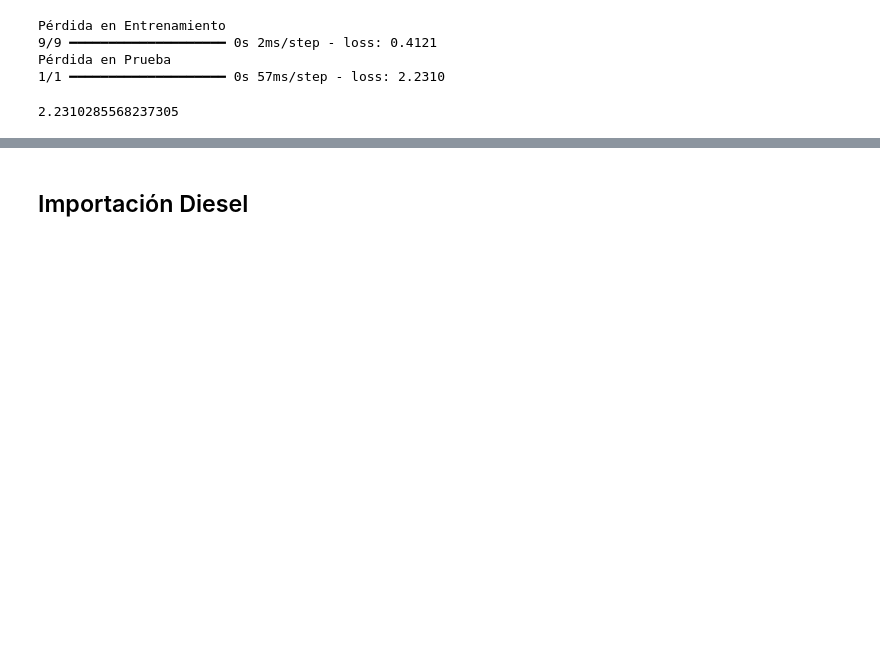
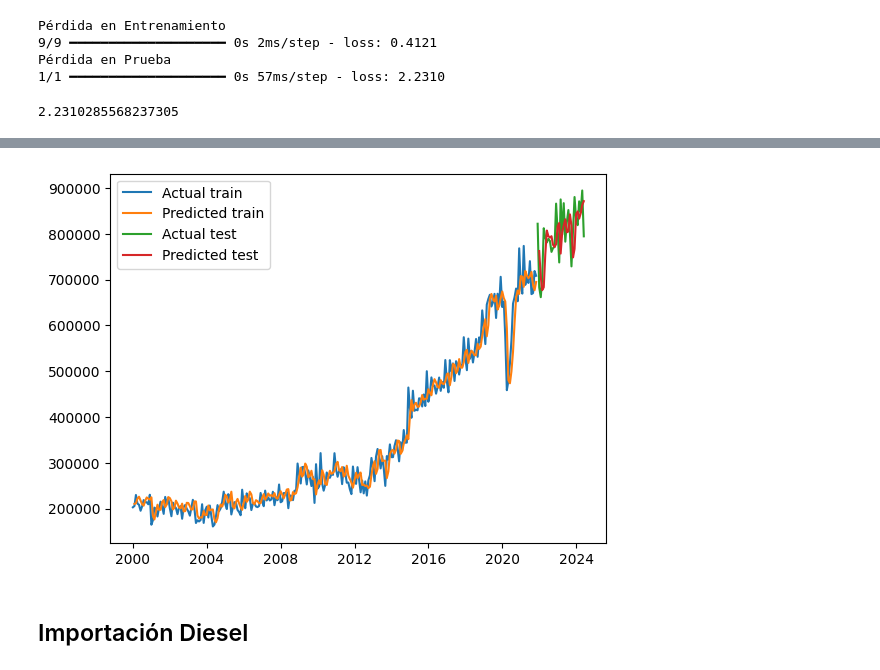
Before and after one commit to PedroMarro11/lab03DS, a Jupyter notebook: lab03.ipynb, the cells around one changed output, grey strips where cells are left out. Cells and saved outputs as stored; diff of their text form; code cells hidden in the pictures; blank space fills up the shorter version.

Commit message:
Update lab03.ipynb
prediction and plot

```diff
--- a/lab03.ipynb
+++ b/lab03.ipynb
@@ -220,5 +222,5 @@ Pérdida en Prueba
 2.2310285568237305
 # %%
 train_preds = modelo1.predict(x_train).flatten()
-resultDF = pd.DataFrame({'Predicted': train_preds, 'Actual': y_train})
+train_preds = scaler.inverse_transform(train_preds.reshape(-1,1)).flatten()
 # %% [output]
@@ -241,0 +228,10 @@ resultDF
+# %%
+resultDF = regular[:num_separacion].copy()
+resultDF["Predicted_diffed"] = np.append([0], train_preds)
+resultDF["Predicted"] = resultDF["Gasolina regular"].shift(1) + resultDF["Predicted_diffed"]
+# %%
+test_preds = modelo1.predict(x_test).flatten()
+test_preds = scaler.inverse_transform(test_preds.reshape(-1,1)).flatten()
+resultDF_test = regular[num_separacion:].copy()
+resultDF_test["Predicted_diffed"] = np.append([0],test_preds)
+resultDF_test["Predicted"] = resultDF_test["Gasolina regular"].shift(1) + resultDF_test["Predicted_diffed"]
@@ -242,3 +261,12 @@ resultDF
+# %%
+plt.plot(resultDF['Gasolina regular'], label = "Actual train")
+plt.plot(resultDF['Predicted'], label = "Predicted train")
+plt.plot(resultDF_test['Gasolina regular'], label = "Actual test")
+plt.plot(resultDF_test['Predicted'], label = "Predicted test")
+plt.legend()
+plt.show()
+# %% [output]
+[figure, added]
 # %% [markdown]
 ## Importación Diesel
 # %%
```
Also changed, not shown: parts of 5 cells of this notebook.
